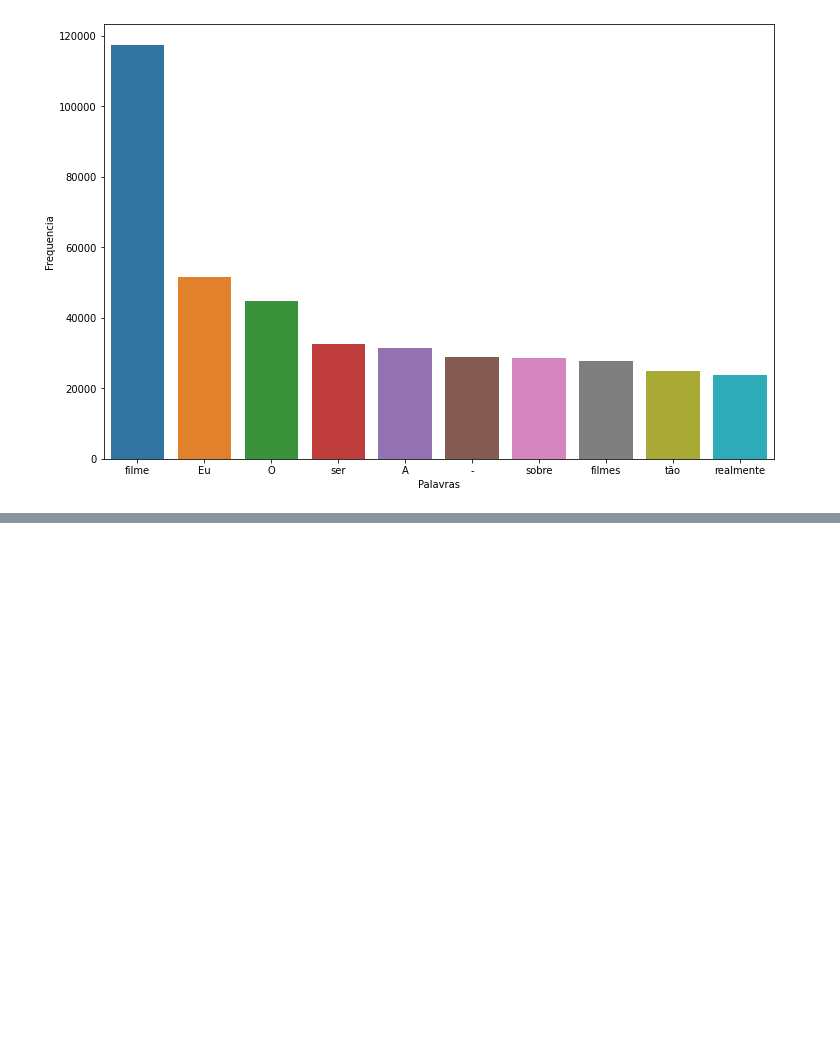
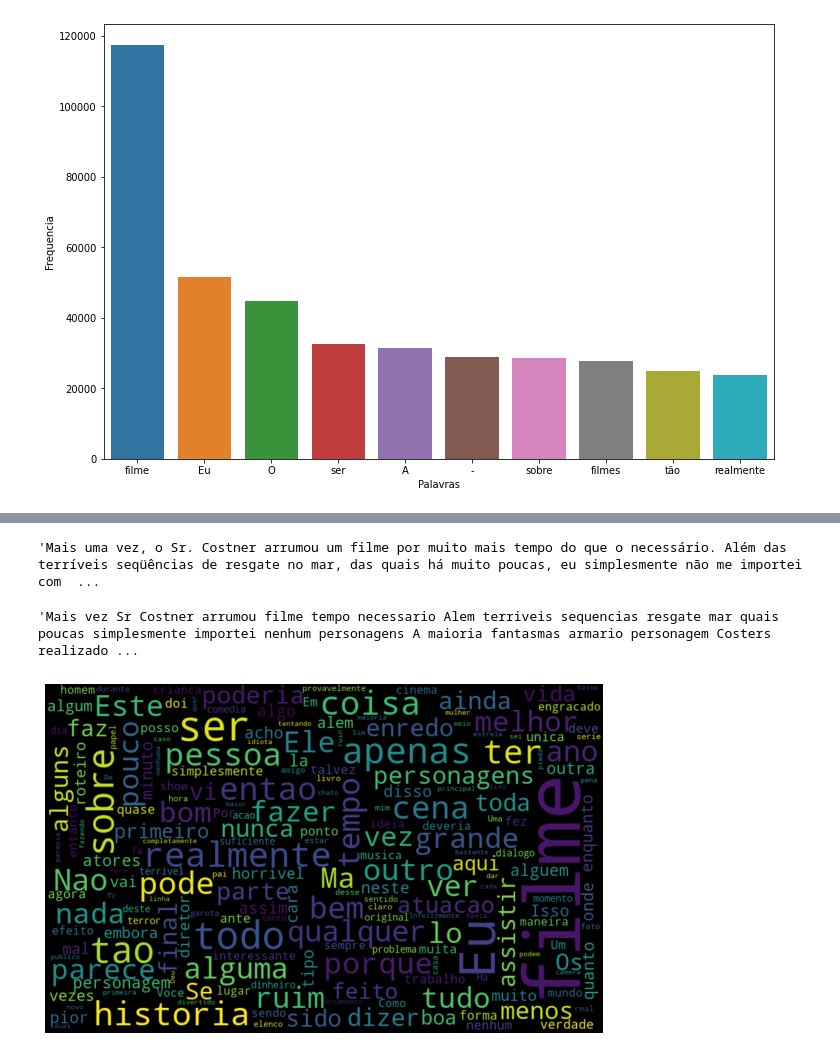
Before and after one commit to johnatanDM/MachineLearning, a Jupyter notebook: Alura_NPL_analise_sentimentos.ipynb, the cells around one changed output, grey strips where cells are left out. Cells and saved outputs as stored; diff of their text form; code cells hidden in the pictures; blank space fills up the shorter version.

```diff
--- a/Alura_NPL_analise_sentimentos.ipynb
+++ b/Alura_NPL_analise_sentimentos.ipynb
@@ -320,0 +390,13 @@ pareto(resenhas, 'frases_processadas1')
+# %%
+frases_processadas = []
+tokenizador = WordPunctTokenizer()
+for frase in resenhas.frases_processadas2:
+  frase = unidecode.unidecode(frase)
+  tokens = tokenizador.tokenize(frase)
+  nova_frase = list()
+  for palavra in tokens:
+    if palavra not in pontuacao_stopwords:
+      nova_frase.append(palavra)
+  frases_processadas.append(" ".join(nova_frase))
+resenhas["frases_processadas3"] = frases_processadas
+resenhas.head()
@@ -320,0 +410,2 @@ pareto(resenhas, 'frases_processadas1')
+# %%
+pontuacao_stopwords = [unidecode.unidecode(palavra) for palavra in pontuacao_stopwords]
@@ -320,0 +432,13 @@ pareto(resenhas, 'frases_processadas1')
+# %%
+frases_processadas = []
+tokenizador = WordPunctTokenizer()
+for frase in resenhas.frases_processadas3:
+  frase = unidecode.unidecode(frase)
+  tokens = tokenizador.tokenize(frase)
+  nova_frase = list()
+  for palavra in tokens:
+    if palavra not in pontuacao_stopwords:
+      nova_frase.append(palavra)
+  frases_processadas.append(" ".join(nova_frase))
+resenhas["frases_processadas3"] = frases_processadas
+resenhas.head()
@@ -320,0 +452,12 @@ pareto(resenhas, 'frases_processadas1')
+# %%
+resenhas["text_pt"][0]
+# %% [output]
+'Mais uma vez, o Sr. Costner arrumou um filme por muito mais tempo do que o necessário. Além das terríveis seqüências de resgate no mar, das quais há muito poucas, eu simplesmente não me importei com  ...
+# %%
+resenhas["frases_processadas3"][0]
+# %% [output]
+'Mais vez Sr Costner arrumou filme tempo necessario Alem terriveis sequencias resgate mar quais poucas simplesmente importei nenhum personagens A maioria fantasmas armario personagem Costers realizado ...
+# %%
+nuvem_neg(resenhas, "frases_processadas3")
+# %% [output]
+[figure, added]
```
Also changed, not shown: parts of 43 cells of this notebook.
